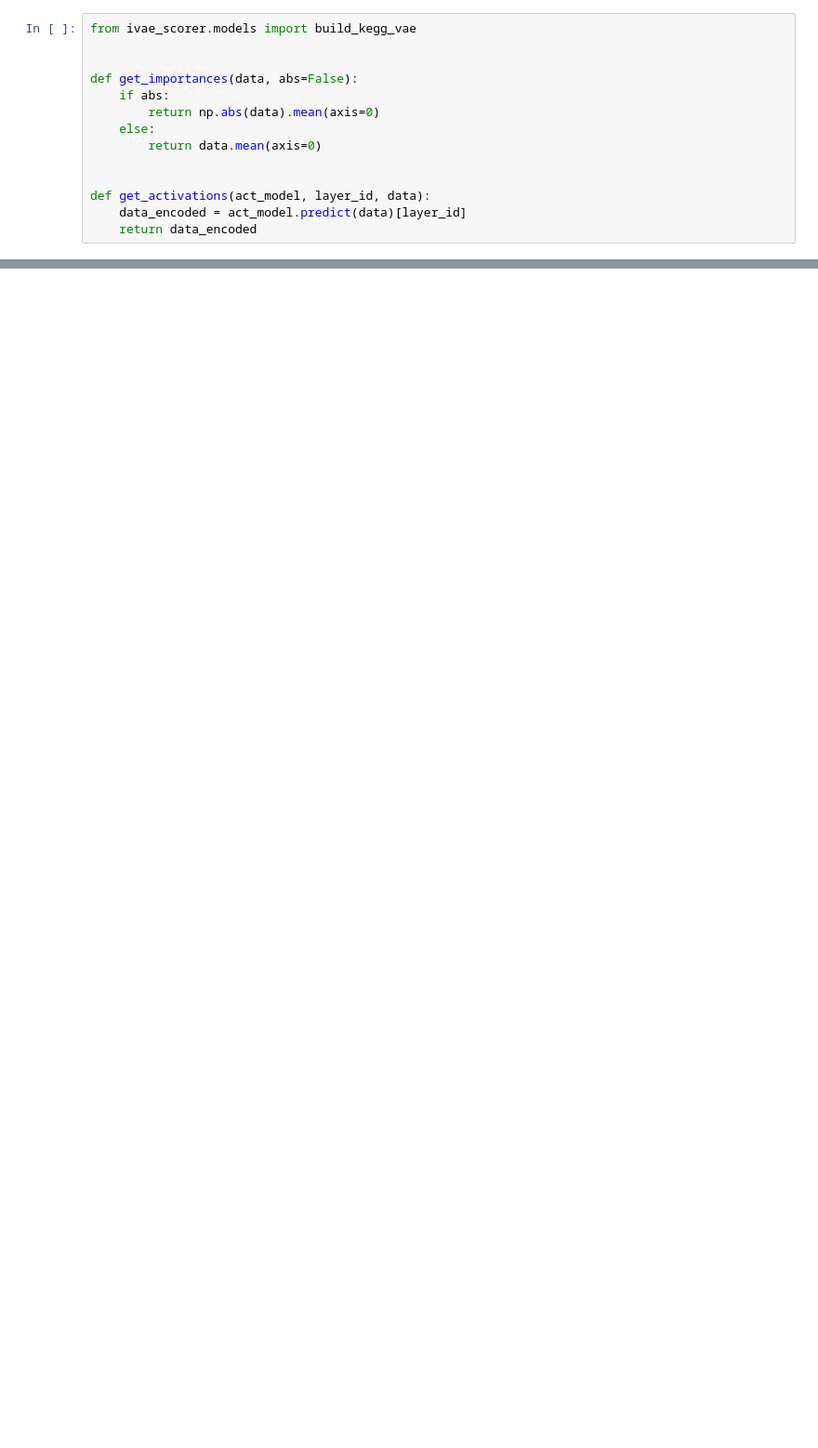
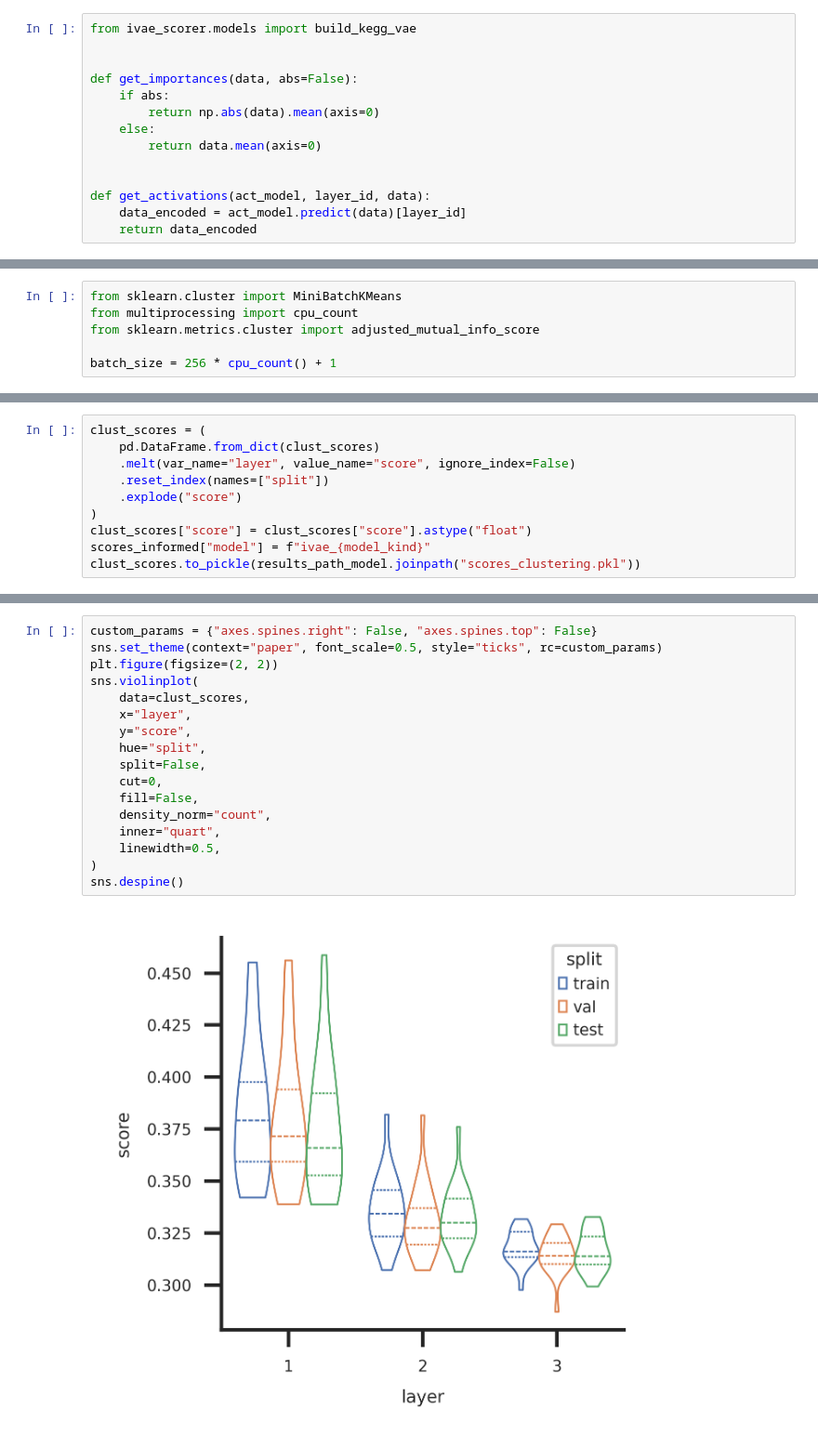
Before and after one commit to saraafdezz/robustness_informed_TFG, a Jupyter notebook: notebooks/kegg.ipynb, the cells around one changed output, grey strips where cells are left out. Shown: that part at 93% size. Cells and saved outputs as stored; diff of their text form; blank space fills up the shorter version.

```diff
--- a/notebooks/kegg.ipynb
+++ b/notebooks/kegg.ipynb
@@ -143,0 +383,6 @@ for seed in range(100):
+# %%
+from sklearn.cluster import MiniBatchKMeans
+from multiprocessing import cpu_count
+from sklearn.metrics.cluster import adjusted_mutual_info_score
+
+batch_size = 256 * cpu_count() + 1
@@ -143,0 +440,10 @@ for seed in range(100):
+# %%
+clust_scores = (
+    pd.DataFrame.from_dict(clust_scores)
+    .melt(var_name="layer", value_name="score", ignore_index=False)
+    .reset_index(names=["split"])
+    .explode("score")
+)
+clust_scores["score"] = clust_scores["score"].astype("float")
+scores_informed["model"] = f"ivae_{model_kind}"
+clust_scores.to_pickle(results_path_model.joinpath("scores_clustering.pkl"))
@@ -143,0 +459,19 @@ for seed in range(100):
+# %%
+custom_params = {"axes.spines.right": False, "axes.spines.top": False}
+sns.set_theme(context="paper", font_scale=0.5, style="ticks", rc=custom_params)
+plt.figure(figsize=(2, 2))
+sns.violinplot(
+    data=clust_scores,
+    x="layer",
+    y="score",
+    hue="split",
+    split=False,
+    cut=0,
+    fill=False,
+    density_norm="count",
+    inner="quart",
+    linewidth=0.5,
+)
+sns.despine()
+# %% [output]
+[figure, added]
```
Also changed, not shown: parts of 16 cells of this notebook.
